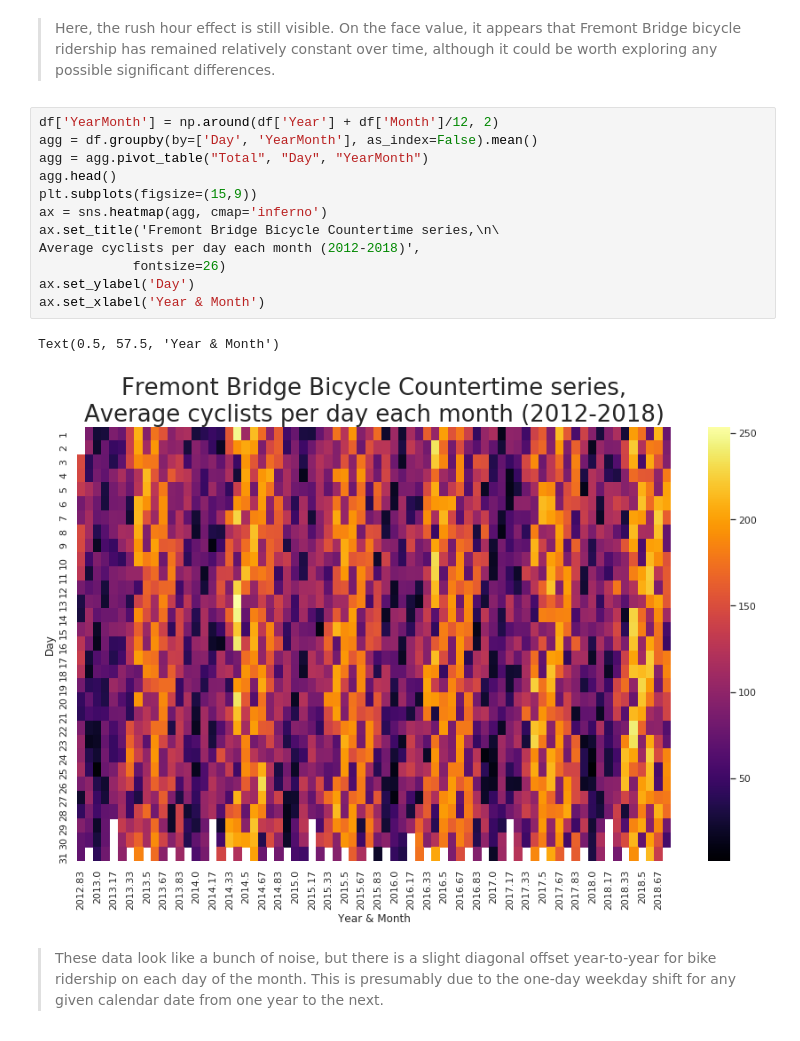
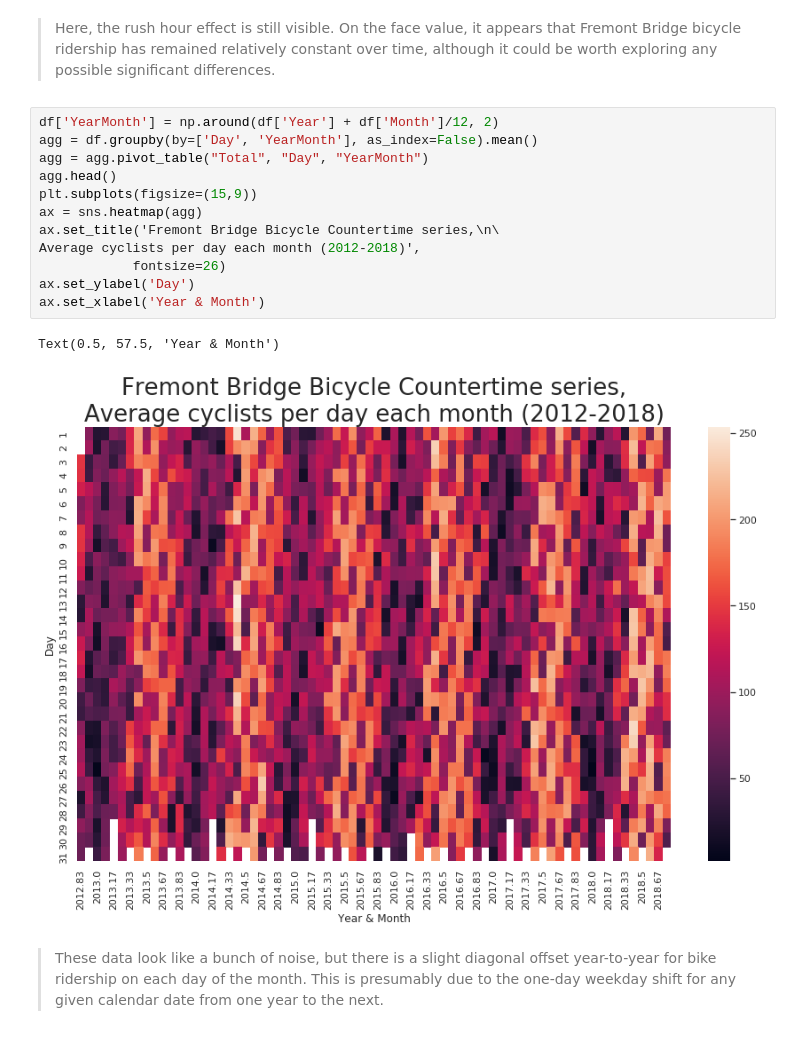
Before and after one commit to kairstenfay/data-viz, a Jupyter notebook: Fremont bicyclists.ipynb, the cells around one changed output. Cells and saved outputs as stored; diff of their text form.

Commit message:
changed cmap on one heatmap

```diff
--- a/Fremont bicyclists.ipynb
+++ b/Fremont bicyclists.ipynb
@@ -189,18 +189,18 @@ Text(0.5, 57.5, 'Year & Month')
 # %%
 df['YearMonth'] = np.around(df['Year'] + df['Month']/12, 2)
 agg = df.groupby(by=['Day', 'YearMonth'], as_index=False).mean()
 agg = agg.pivot_table("Total", "Day", "YearMonth")
 agg.head()
 plt.subplots(figsize=(15,9))
-ax = sns.heatmap(agg, cmap='inferno')
+ax = sns.heatmap(agg)
 ax.set_title('Fremont Bridge Bicycle Countertime series,\n\
 Average cyclists per day each month (2012-2018)',
             fontsize=26)
 ax.set_ylabel('Day')
 ax.set_xlabel('Year & Month')
 # %% [output]
 Text(0.5, 57.5, 'Year & Month')
-[figure, old version]
+[figure, new version]
 # %% [markdown]
 > These data look like a bunch of noise, but there is a slight diagonal offset year-to-year for bike ridership on each day of the month. This is presumably due to the one-day weekday shift for any given calendar date from one year to the next.
 # %% [markdown]
```
